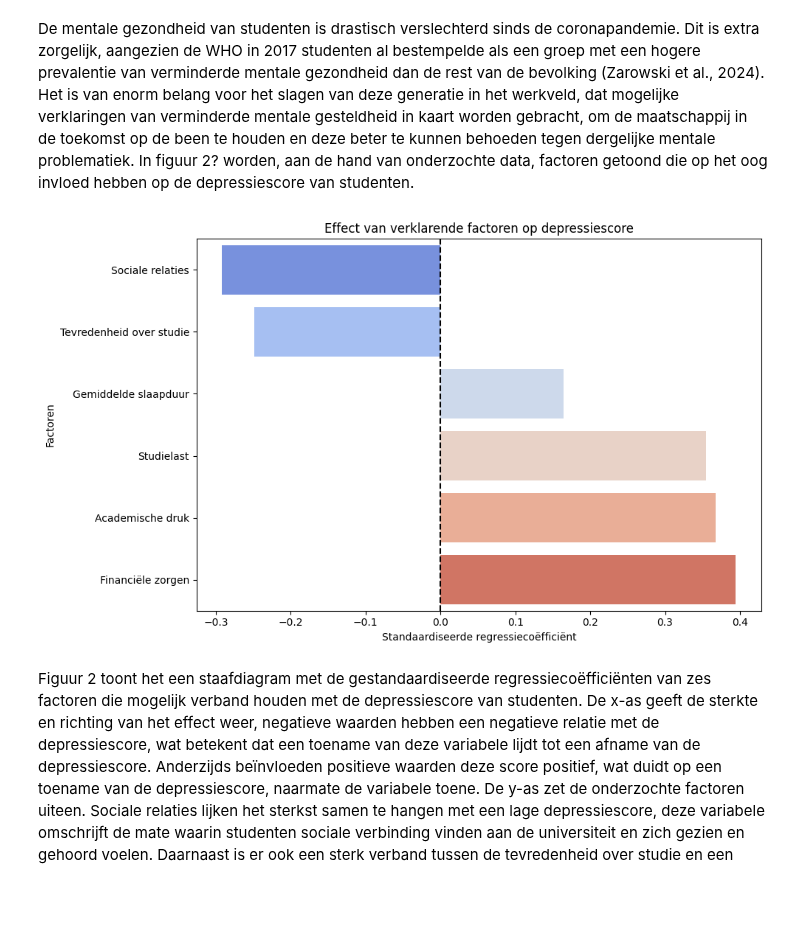
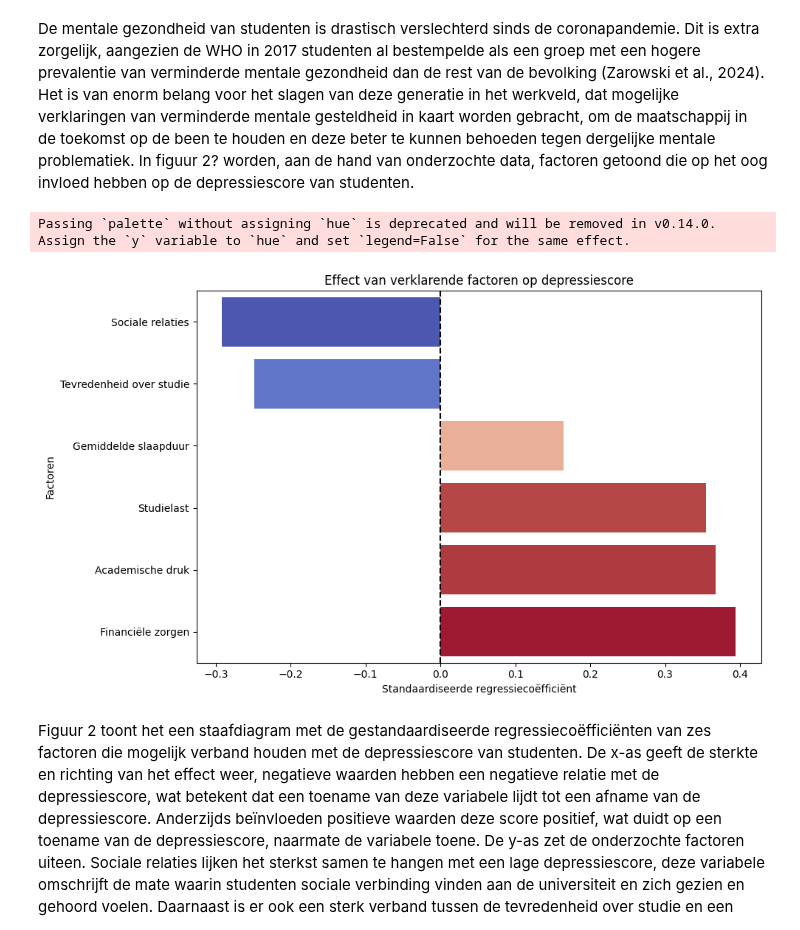
Before and after one commit to Justin28122003/Information-visualisation, a Jupyter notebook: docs/pagina_goed.ipynb, the cells around one changed output. Cells and saved outputs as stored; diff of their text form; code cells hidden in the pictures; blank space fills up the shorter version.

```diff
--- a/docs/pagina_goed.ipynb
+++ b/docs/pagina_goed.ipynb
@@ -8,6 +8,8 @@ import seaborn as sns
 import matplotlib.pyplot as plt
 from sklearn.linear_model import LinearRegression
 from sklearn.preprocessing import StandardScaler
+import matplotlib.cm as cm
+import matplotlib.colors as mcolors
 from plotly.offline import init_notebook_mode
 init_notebook_mode(connected=True)
 
@@ -78,44 +80,56 @@ X_scaled = scaler.fit_transform(X)
 # 🔁 Lineaire regressie
 model = LinearRegression()
 model.fit(X_scaled, y)
 
 # 📊 Coëfficiënten berekenen
 coefs = pd.Series(model.coef_, index=features).sort_values()
 
-# Vervang variabelnamen door leesbare labels
+# 🏷️ Vervang variabelnamen door leesbare labels
 rename_map = {
     'academic_workload': 'Studielast',
     'academic_pressure': 'Academische druk',
     'financial_concerns': 'Financiële zorgen',
     'study_satisfaction': 'Tevredenheid over studie',
     'social_relationships': 'Sociale relaties',
     'average_sleep': 'Gemiddelde slaapduur'
 }
 coefs.index = coefs.index.map(rename_map)
 bar_df = pd.DataFrame({
     "Variabele": coefs.index,
     "Waarde": coefs.values
 })
 
-# Visualisatie
-plt.figure(figsize=(10, 6))
-# sns.barplot(x=coefs.values, y=coefs.index, palette="coolwarm", orient='h')
+# 🎨 Gebruik moderne manier om colormap te laden
+cmap = mcolors.Colormap('coolwarm') if hasattr(mcolors, 'Colormap') else plt.get_cmap('coolwarm')
+# In jouw versie waarschijnlijk:
+cmap = plt.colormaps['coolwarm']  # ✅ i.p.v. cm.get_cmap()
+
+# 🎨 Kleurgradient berekenen met TwoSlopeNorm
+norm = mcolors.TwoSlopeNorm(
+    vmin=bar_df["Waarde"].min(),
+    vcenter=0,
+    vmax=bar_df["Waarde"].max()
+)
+kleuren = [mcolors.to_hex(cmap(norm(w))) for w in bar_df["Waarde"]]
+
+# 📈 Barplot zonder hue, maar met handmatige kleuren
+fig, ax = plt.subplots(figsize=(10, 6))
 sns.barplot(
     data=bar_df,
     x="Waarde",
     y="Variabele",
-    hue="Variabele",                      # nodig om palette te activeren
-    palette=sns.color_palette("coolwarm", len(bar_df)),
     orient="h",
-    legend=False
+    palette=dict(zip(bar_df["Variabele"], kleuren)),  # ✅ gebruik dict-structuur
+    ax=ax
 )
 
-plt.axvline(0, color='black', linestyle='--')
-plt.title("Effect van verklarende factoren op depressiescore")
-plt.xlabel("Standaardiseerde regressiecoëfficiënt")
-plt.ylabel("Factoren")
-plt.tight_layout()
+ax.axvline(0, color='black', linestyle='--')
+ax.set_title("Effect van verklarende factoren op depressiescore")
+ax.set_xlabel("Standaardiseerde regressiecoëfficiënt")
+ax.set_ylabel("Factoren")
+fig.tight_layout()
 plt.show()
 # %% [output]
+Passing `palette` without assigning `hue` is deprecated and will be removed in v0.14.0. Assign the `y` variable to `hue` and set `legend=False` for the same effect.
-[figure, old version]
+[figure, new version]
 # %% [markdown]
```
Also changed, not shown: parts of 1 cell of this notebook.
